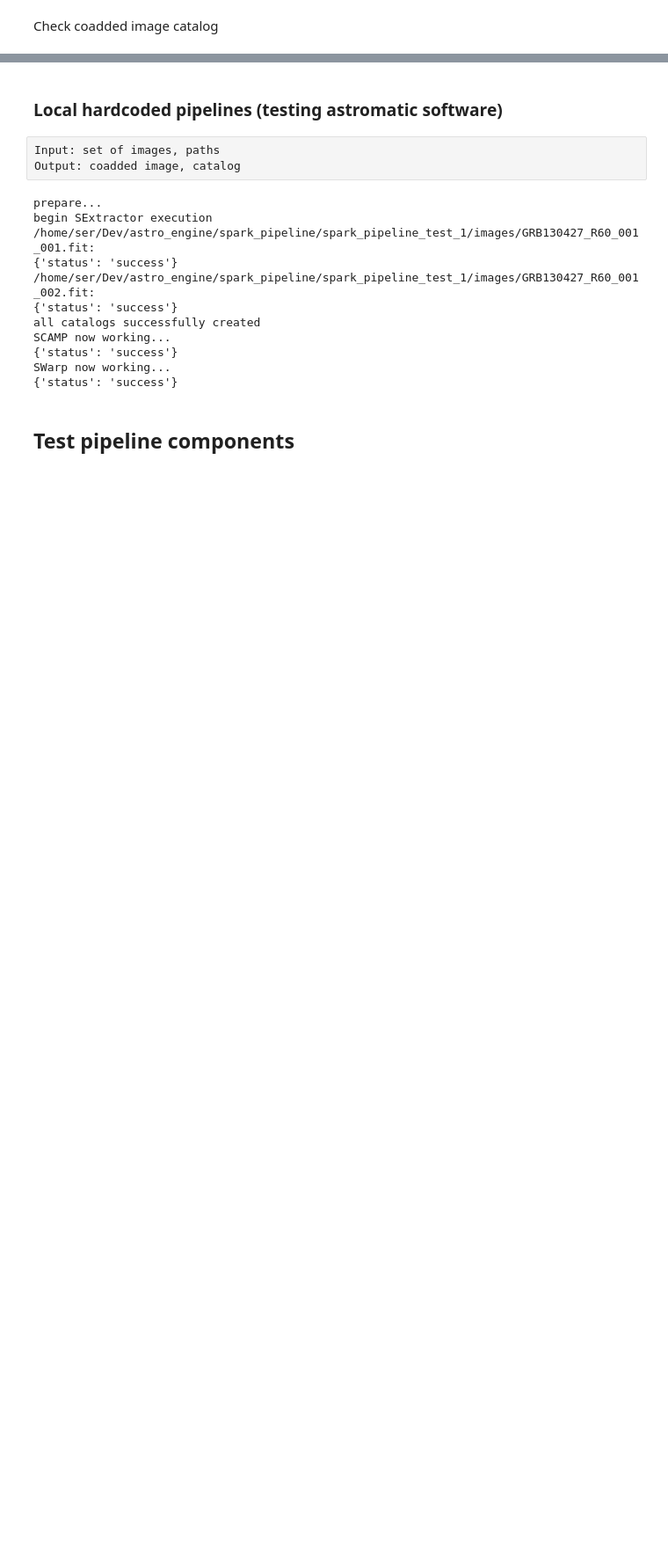
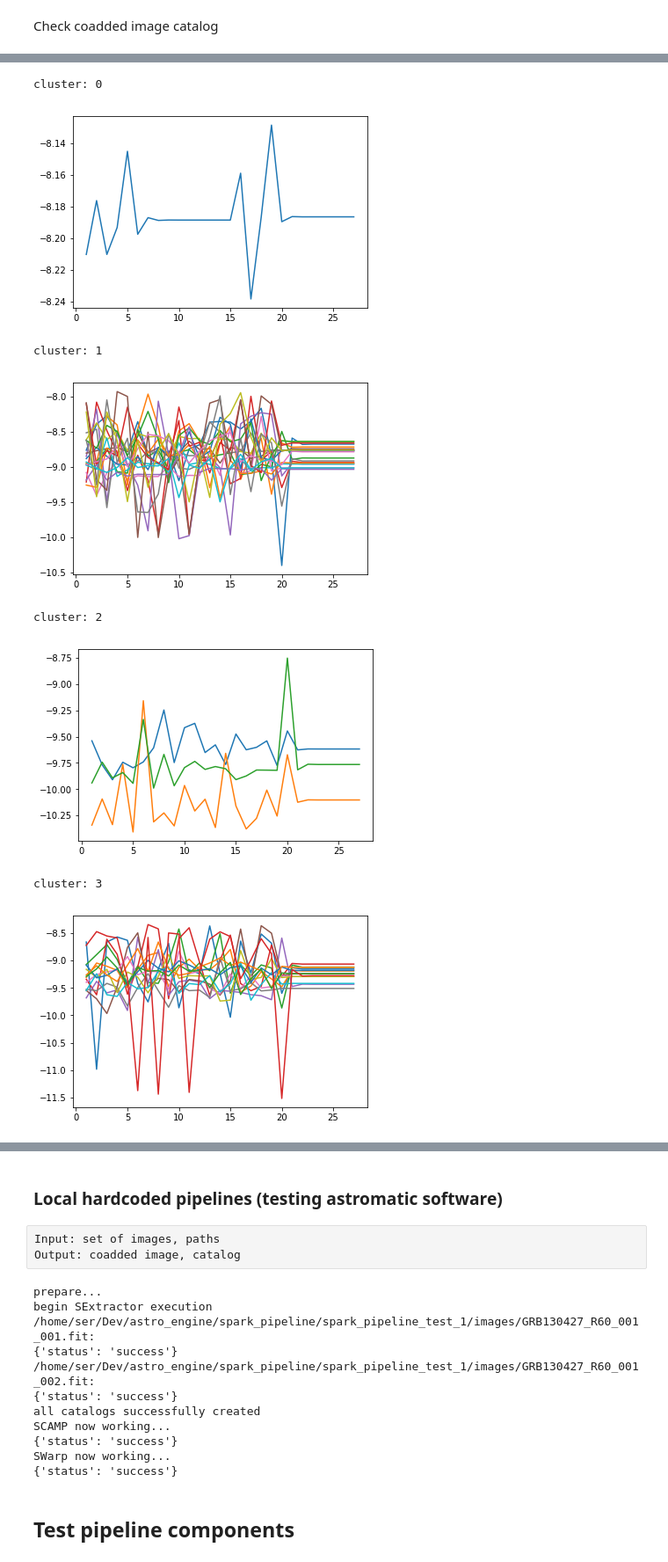
Before and after one commit to sergotail/spark_pipeline, a Jupyter notebook: spark_pipeline_test_1/test_pipeline.ipynb, the cells around one changed output, grey strips where cells are left out. Shown at 88% size. Cells and saved outputs as stored; diff of their text form; code cells hidden in the pictures; blank space fills up the shorter version.

```diff
--- a/spark_pipeline_test_1/test_pipeline.ipynb
+++ b/spark_pipeline_test_1/test_pipeline.ipynb
@@ -858,0 +1036,25 @@ catalog
+# %%
+def moving_average(interval, window_size):
+    window = np.ones(int(window_size))/float(window_size)
+    return np.convolve(interval, window, 'valid')
+
+fluxes = np.zeros((n_objs, max_len))
+for obj_id in xrange(n_objs):
+    param_mat = df2[df2.OBJECT_ID_WORLD == obj_id][['MAG_AUTO', 'CATALOG_NUM']].as_matrix()
+    flux_mean = np.mean(param_mat[:,0])
+    flux_std = np.std(param_mat[:,0])
+    if obj_id == 59 or True:
+        flux_list = []
+        idx = 0
+        for cat_num in xrange(1, 28):
+            if cat_num not in param_mat[:,1]:
+                flux_list.append(np.mean(flux_list[:-1] if flux_list[:-1] else flux_mean))
+            else:
+                flux_list.append(param_mat[idx, 0])
+                idx += 1
+        flux = np.array(flux_list)
+    #print flux, flux_list
+    #flux = normalize(flux.reshape(1,-1)).ravel()
+    fluxes[obj_id] = flux
+
+print fluxes.shape
@@ -858,0 +1063,5 @@ catalog
+# %%
+from sklearn.cluster import KMeans
+bc = KMeans(n_clusters=6)
+bc.fit(fluxes)
+bc.labels_
@@ -858,0 +1070,6 @@ catalog
+# %%
+rare = []
+for obj_id in xrange(n_objs):
+    if len(df2[df2.OBJECT_ID_WORLD == obj_id].CATALOG_NUM.unique()) < 2:
+        rare.append(obj_id)
+len(rare)
@@ -858,0 +1078,16 @@ catalog
+# %%
+for obj_cl in np.unique(bc.labels_):
+    print 'cluster:', obj_cl
+    for obj_id in xrange(n_objs):
+        if obj_cl == bc.labels_[obj_id] and obj_id <=59:
+            plt.plot(range(1,28), fluxes[obj_id])
+    plt.show()
+# %% [output]
+cluster: 0
+[figure, added]
+cluster: 1
+[figure, added]
+cluster: 2
+[figure, added]
+cluster: 3
+[figure, added]
```
Also changed, not shown: parts of 74 cells of this notebook, 4 other files.
